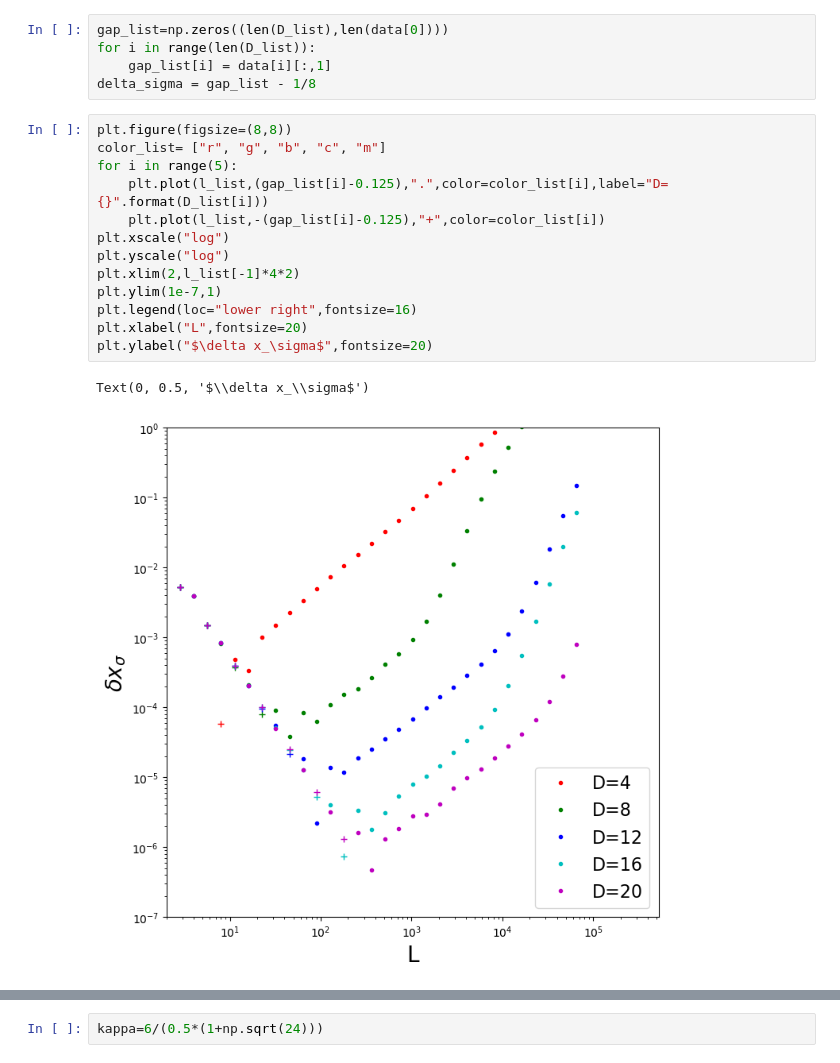
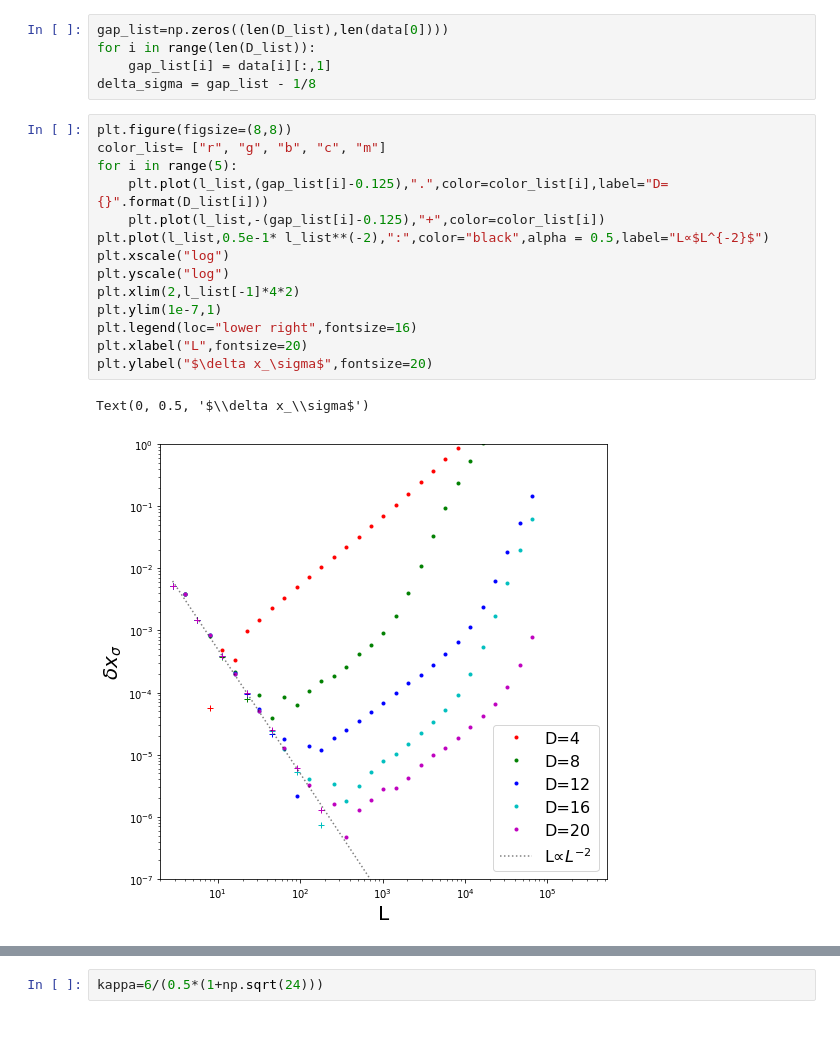
Before and after one commit to dartsushi/Loop-TNR_RGflow, a Jupyter notebook: RG_flow_tutorial.ipynb, the cells around one changed output, grey strips where cells are left out. Saved outputs shown, nothing was run; the diff lists cells and outputs as text; blank space fills up the shorter version.

```diff
--- a/RG_flow_tutorial.ipynb
+++ b/RG_flow_tutorial.ipynb
@@ -110,16 +138,17 @@ delta_sigma = gap_list - 1/8
 # %%
 plt.figure(figsize=(8,8))
 color_list= ["r", "g", "b", "c", "m"]
 for i in range(5):
     plt.plot(l_list,(gap_list[i]-0.125),".",color=color_list[i],label="D={}".format(D_list[i]))
     plt.plot(l_list,-(gap_list[i]-0.125),"+",color=color_list[i])
+plt.plot(l_list,0.5e-1* l_list**(-2),":",color="black",alpha = 0.5,label="L∝$L^{-2}$")
 plt.xscale("log")
 plt.yscale("log")
 plt.xlim(2,l_list[-1]*4*2)
 plt.ylim(1e-7,1)
 plt.legend(loc="lower right",fontsize=16)
 plt.xlabel("L",fontsize=20)
 plt.ylabel("$\delta x_\sigma$",fontsize=20)
 # %% [output]
 Text(0, 0.5, '$\\delta x_\\sigma$')
-[figure, old version]
+[figure, new version]
```
Also changed, not shown: parts of 20 cells of this notebook.
